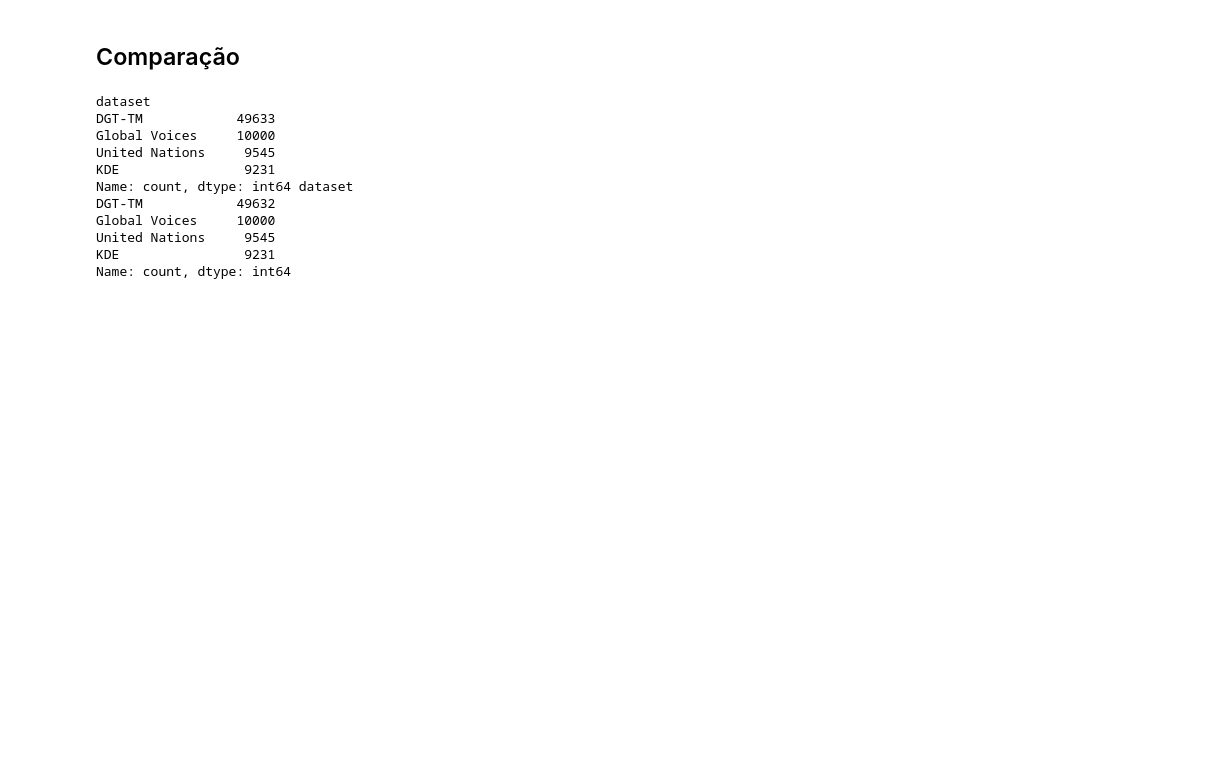
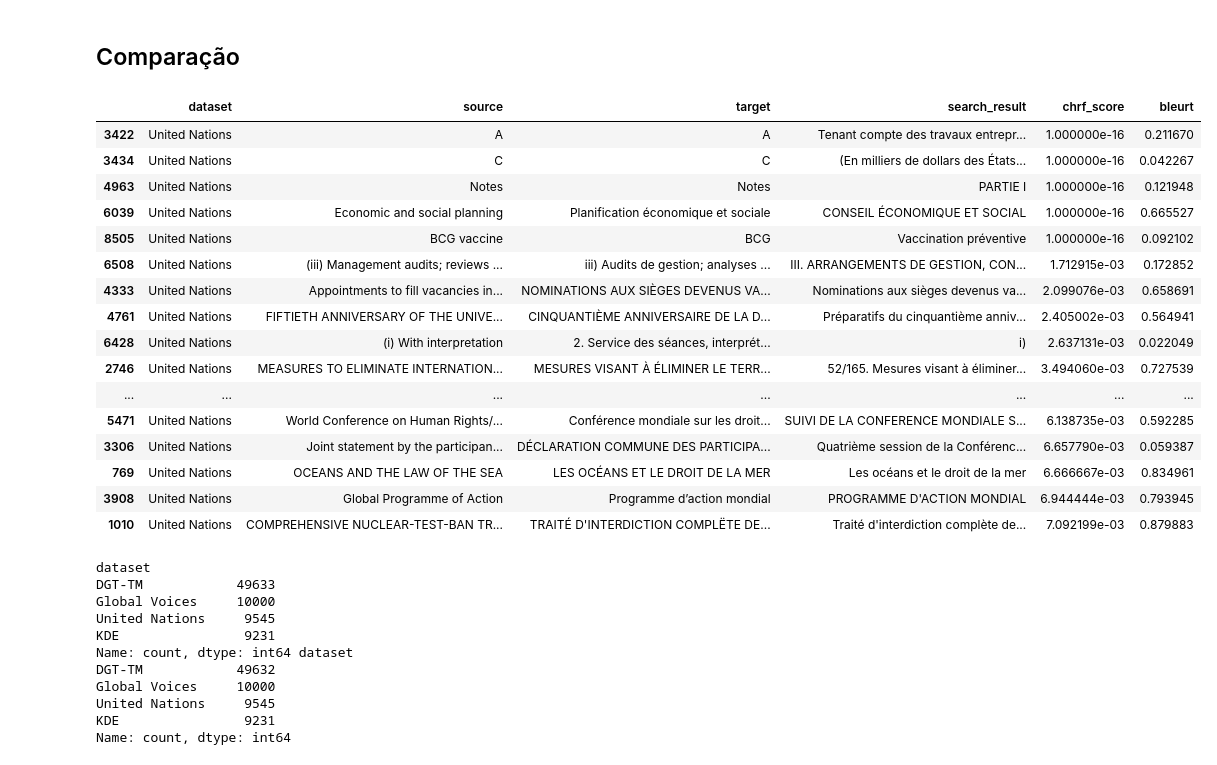
Before and after one commit to tta13/translation-search, a Jupyter notebook: src/result_analysis.ipynb, the cells around one changed output. Cells and saved outputs as stored; diff of their text form; code cells hidden in the pictures; blank space fills up the shorter version.

```diff
--- a/src/result_analysis.ipynb
+++ b/src/result_analysis.ipynb
@@ -578,5 +580,25 @@ df_results_e5.shape
 # %% [markdown]
 ## Comparação
+# %%
+df_results.loc[df_results['dataset']=='United Nations'].nsmallest(20, 'chrf_score')
+# %% [output]
+|  | dataset | source | target | search_result | chrf_score | bleurt |
+| 3422 | United Nations | A | A | Tenant compte des travaux entrepr... | 1.000000e-16 | 0.211670 |
+| 3434 | United Nations | C | C | (En milliers de dollars des États... | 1.000000e-16 | 0.042267 |
+| 4963 | United Nations | Notes | Notes | PARTIE I | 1.000000e-16 | 0.121948 |
+| 6039 | United Nations | Economic and social planning | Planification économique et sociale | CONSEIL ÉCONOMIQUE ET SOCIAL | 1.000000e-16 | 0.665527 |
+| 8505 | United Nations | BCG vaccine | BCG | Vaccination préventive | 1.000000e-16 | 0.092102 |
+| 6508 | United Nations | (iii) Management audits; reviews ... | iii) Audits de gestion; analyses ... | III. ARRANGEMENTS DE GESTION, CON... | 1.712915e-03 | 0.172852 |
+| 4333 | United Nations | Appointments to fill vacancies in... | NOMINATIONS AUX SIÈGES DEVENUS VA... | Nominations aux sièges devenus va... | 2.099076e-03 | 0.658691 |
+| 4761 | United Nations | FIFTIETH ANNIVERSARY OF THE UNIVE... | CINQUANTIÈME ANNIVERSAIRE DE LA D... | Préparatifs du cinquantième anniv... | 2.405002e-03 | 0.564941 |
+| 6428 | United Nations | (i) With interpretation | 2. Service des séances, interprét... | i) | 2.637131e-03 | 0.022049 |
+| 2746 | United Nations | MEASURES TO ELIMINATE INTERNATION... | MESURES VISANT À ÉLIMINER LE TERR... | 52/165. Mesures visant à éliminer... | 3.494060e-03 | 0.727539 |
+| ... | ... | ... | ... | ... | ... | ... |
+| 5471 | United Nations | World Conference on Human Rights/... | Conférence mondiale sur les droit... | SUIVI DE LA CONFERENCE MONDIALE S... | 6.138735e-03 | 0.592285 |
+| 3306 | United Nations | Joint statement by the participan... | DÉCLARATION COMMUNE DES PARTICIPA... | Quatrième session de la Conférenc... | 6.657790e-03 | 0.059387 |
+| 769 | United Nations | OCEANS AND THE LAW OF THE SEA | LES OCÉANS ET LE DROIT DE LA MER | Les océans et le droit de la mer | 6.666667e-03 | 0.834961 |
+| 3908 | United Nations | Global Programme of Action | Programme d’action mondial | PROGRAMME D'ACTION MONDIAL | 6.944444e-03 | 0.793945 |
+| 1010 | United Nations | COMPREHENSIVE NUCLEAR-TEST-BAN TR... | TRAITÉ D'INTERDICTION COMPLËTE DE... | Traité d'interdiction complète de... | 7.092199e-03 | 0.879883 |
 # %%
 print(df_results['dataset'].value_counts(), df_results_e5['dataset'].value_counts())
 # %% [output]
```
Also changed, not shown: parts of 17 cells of this notebook.
